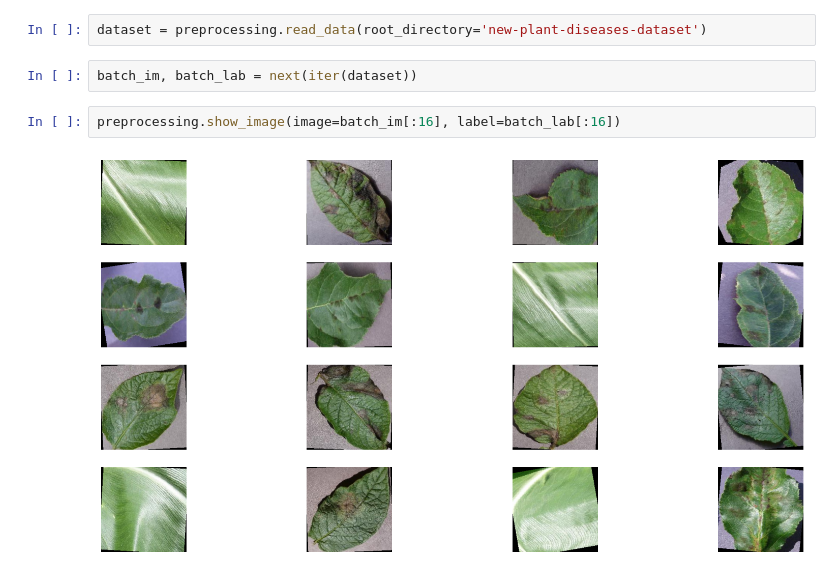
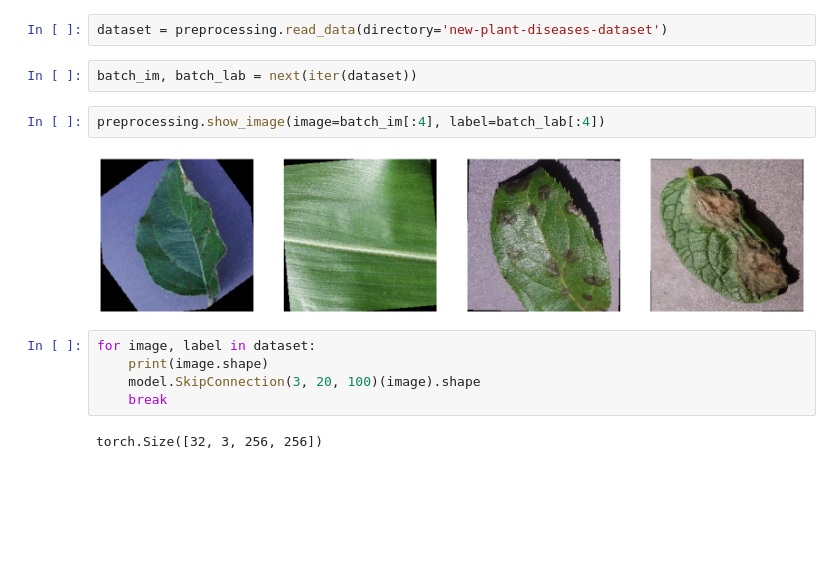
Before and after one commit to NepsiML/NepsiML, a Jupyter notebook: Nepsi_plant/Notebook_plants.ipynb, the cells around one changed output. Drawn from its saved outputs; the diff is of its cells as text; blank space fills up the shorter version.

Commit message:
alessio-	modified:   Nepsi_plant/Notebook_plants.ipynb 	modified:   Nepsi_plant/__pycache__/preprocessing.cpython-38.pyc 	modified:   Nepsi_plant/preprocessing.py

```diff
--- a/Nepsi_plant/Notebook_plants.ipynb
+++ b/Nepsi_plant/Notebook_plants.ipynb
@@ -13,8 +14,15 @@ import preprocessing
 # %%
-dataset = preprocessing.read_data(root_directory='new-plant-diseases-dataset')
+dataset = preprocessing.read_data(directory='new-plant-diseases-dataset')
 # %%
 batch_im, batch_lab = next(iter(dataset))
 # %%
-preprocessing.show_image(image=batch_im[:16], label=batch_lab[:16])
+preprocessing.show_image(image=batch_im[:4], label=batch_lab[:4])
 # %% [output]
-[figure, old version]
+[figure, new version]
+# %%
+for image, label in dataset:
+    print(image.shape)
+    model.SkipConnection(3, 20, 100)(image).shape
+    break
+# %% [output]
+torch.Size([32, 3, 256, 256])
```
Also changed, not shown: parts of 1 cell of this notebook, 3 other files.
